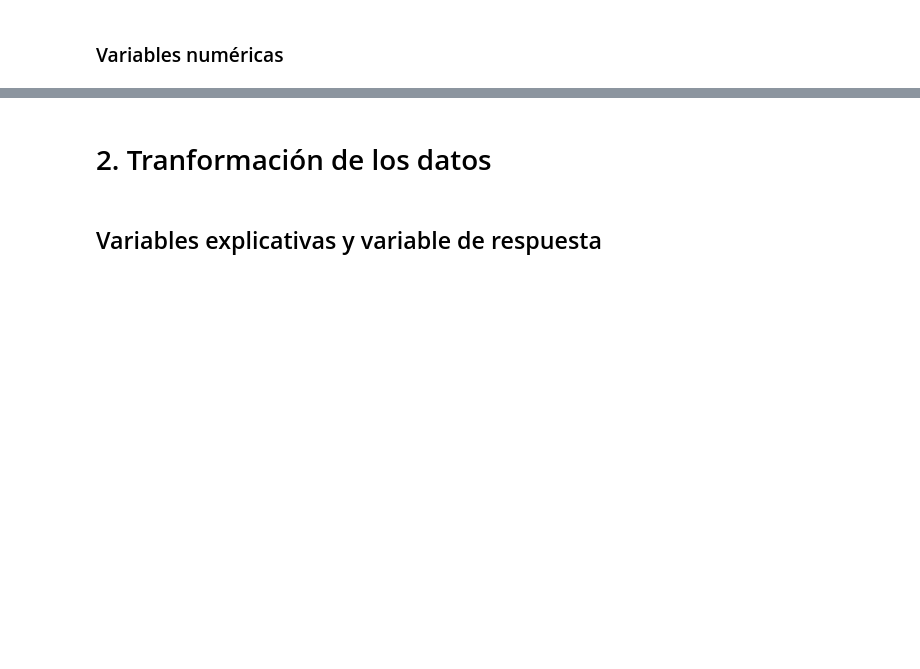
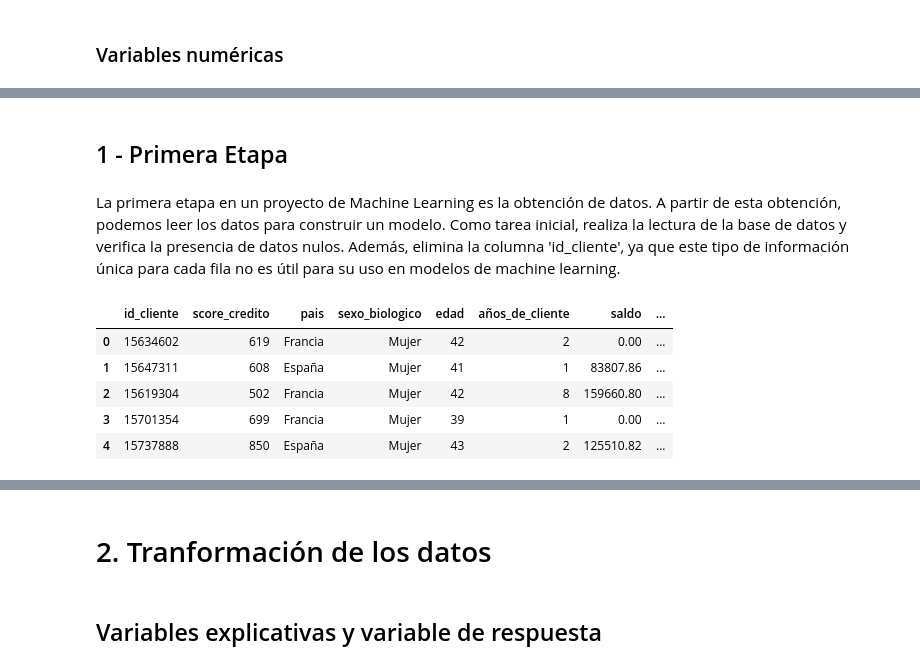
Before and after one commit to lukitasmois/2160-aprendiendo-a-clasificar-datos-con-ml, a Jupyter notebook: Clasificacion_primeros_pasos.ipynb, the cells around one changed output, grey strips where cells are left out. Cells and saved outputs as stored; diff of their text form; code cells hidden in the pictures; blank space fills up the shorter version.

Commit message:
01.10.1/2. Importo los datos del desafio y grafico las variables categoricas

```diff
--- a/Clasificacion_primeros_pasos.ipynb
+++ b/Clasificacion_primeros_pasos.ipynb
@@ -94,0 +105,4 @@ px.box(datos, x='ct_contactos', color='adherencia_inversion')
+# %% [markdown]
+## 1 - Primera Etapa
+# %% [markdown]
+La primera etapa en un proyecto de Machine Learning es la obtención de datos. A partir de esta obtención, podemos leer los datos para construir un modelo. Como tarea inicial, realiza la lectura de la base de datos y verifica la presencia de datos nulos. Además, elimina la columna 'id_cliente', ya que este tipo de información única para cada fila no es útil para su uso en modelos de machine learning.
@@ -94,0 +111,11 @@ px.box(datos, x='ct_contactos', color='adherencia_inversion')
+# %%
+datos_d = pd.read_csv('https://raw.githubusercontent.com/lukitasmois/2160-aprendiendo-a-clasificar-datos-con-ml/refs/heads/main/churn.csv')
+# %%
+datos_d.head()
+# %% [output]
+|  | id_cliente | score_credito | pais | sexo_biologico | edad | años_de_cliente | saldo | ... |
+| 0 | 15634602 | 619 | Francia | Mujer | 42 | 2 | 0.00 | ... |
+| 1 | 15647311 | 608 | España | Mujer | 41 | 1 | 83807.86 | ... |
+| 2 | 15619304 | 502 | Francia | Mujer | 42 | 8 | 159660.80 | ... |
+| 3 | 15701354 | 699 | Francia | Mujer | 39 | 1 | 0.00 | ... |
+| 4 | 15737888 | 850 | España | Mujer | 43 | 2 | 125510.82 | ... |
```
Also changed, not shown: parts of 13 cells of this notebook.
